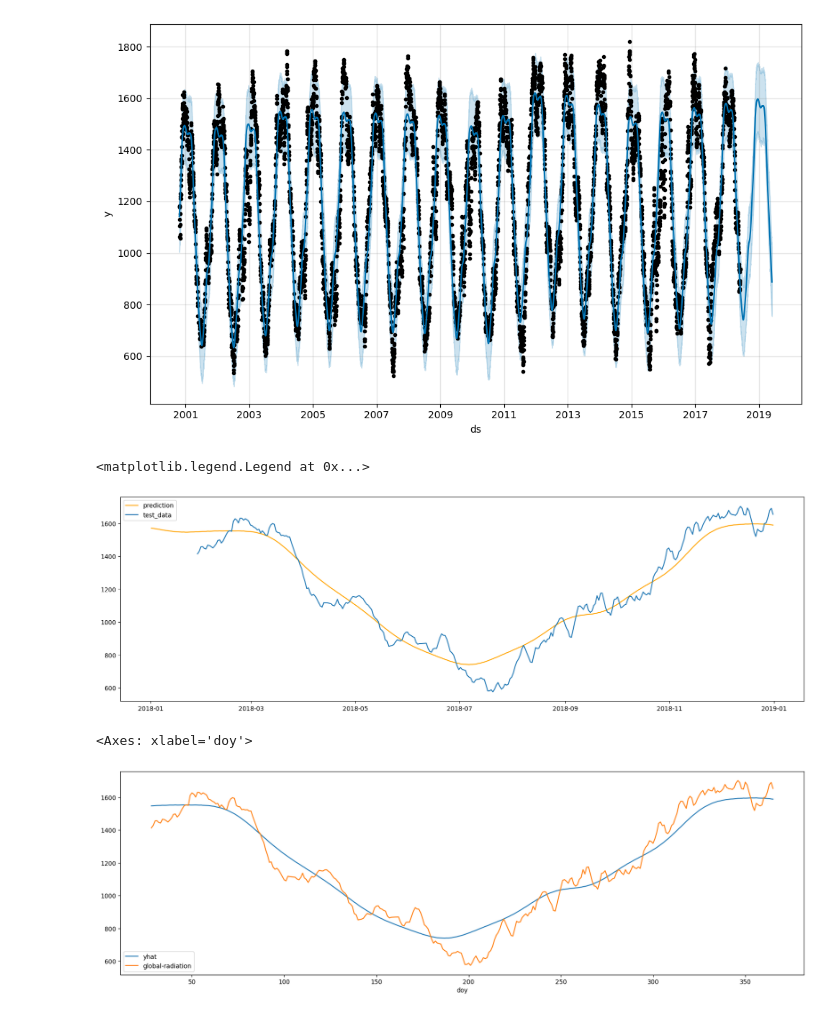
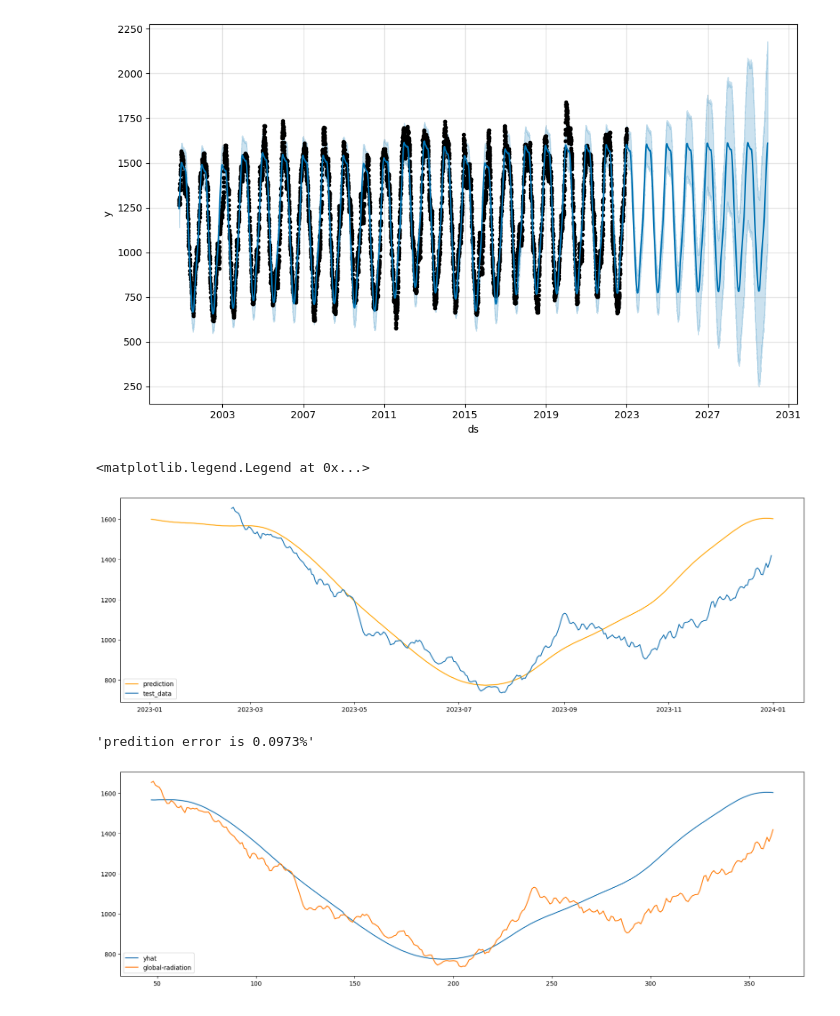
Before and after one commit to fellipessanha/solar-studies, a Jupyter notebook: data-treatment.ipynb, the cells around one changed output. Drawn from its saved outputs; the diff is of its cells as text; code cells hidden in the pictures.

```diff
--- a/data-treatment.ipynb
+++ b/data-treatment.ipynb
@@ -12,7 +12,7 @@ years = [i.name for i in os.scandir(f"inmet-data") if i.is_dir()]
 location = "A801"
 
 filenames = []
-for year in years[1:]:
+for year in years:
     filenames.extend(
         [
             f"{year}/{file.name}"
@@ -188,16 +204,0 @@ train
-# %%
-window_size = 28
-
-
-def make_rolling_window(df):
-    return df.rolling(window=window_size).mean().copy()
-
-
-train_rolling = make_rolling_window(train)
-test_rolling = make_rolling_window(test)
-
-# plt.figure(figsize=FIGSIZE)
-# plt.plot(test_rolling)
-# plt.plot(train_rolling)
-# plt.show()
-train_rolling.corr()
@@ -213,2 +205,21 @@ train_rolling.corr()
+# %%
+window_size = 49
+
+
+def make_rolling_window(df, window_size=window_size):
+    return df.rolling(window=window_size).mean().copy()
+
+
+def reset_time(df):
+    df[idx] = df.index
+    df[idx] = df[idx].apply(lambda t: t.replace(hour=0, minute=0, second=0))
+    return df.set_index(idx)
+
+
+train_rolling = make_rolling_window(train)
+train_rolling = reset_time(train_rolling)
+
+test_rolling = make_rolling_window(test)
+test_rolling = reset_time(test_rolling)
 # %%
 fit_data = pd.DataFrame(dict(ds=train_rolling.index, y=train_rolling[target]))
@@ -224,8 +234,9 @@ reg.fit(fit_data)
 <prophet.forecaster.Prophet at 0x...>
 # %%
-future = reg.make_future_dataframe(periods=365)
+prediction_size = test_rolling.size
+future = reg.make_future_dataframe(periods=prediction_size)
 forecast = reg.predict(future)
 
 reg.plot(forecast)
-forecast.corr
+forecast.describe()
 # %% [output]
@@ -249,33 +252,25 @@ forecast.corr
-[figure, old version]
+[figure, new version]
 # %%
-def period(col):
-    return (col > pd.to_datetime(date_threshold, format=date_mask)) & (
-        col < pd.to_datetime(date_upper_threshold, format=date_mask)
-    )
-
-
 prediction = forecast.loc[testing_treshold(forecast.ds), ["ds", "yhat"]]
-rolling_test_compare = test_rolling.loc[testing_treshold(test.index)]
-rolling_test_compare["doy"] = rolling_test_compare.index.day_of_year
 
 plt.figure(figsize=FIGSIZE)
 plt.plot(prediction.ds, prediction.yhat, color="orange", label="prediction")
-plt.plot(rolling_test_compare[target], label="test_data")
+plt.plot(test_rolling[target], label="test_data")
 plt.legend()
 # %% [output]
 <matplotlib.legend.Legend at 0x...>
-[figure, old version]
+[figure, new version]
 # %%
-prediction_renamed = pd.DataFrame(
-    {"doy": prediction.ds.apply(lambda d: d.day_of_year), "yhat": prediction.yhat}
-)
-comparison = rolling_test_compare.merge(prediction_renamed, on="doy")
-comparison = comparison.loc[
-    (comparison.yhat.notna()) & (comparison["global-radiation"].notna()),
-    ["doy", "yhat", target],
-].set_index("doy")
+from sklearn.metrics import mean_absolute_percentage_error as mape
 
-comparison.plot(figsize=FIGSIZE)
+prediction_renamed = pd.DataFrame({idx: prediction.ds, "yhat": prediction.yhat})
+comparison = test_rolling.merge(prediction_renamed, on=idx)
+comparison = comparison.loc[(comparison.yhat.notna()) & (comparison[target].notna()),]
+
+comparison[["yhat", target]].plot(figsize=FIGSIZE)
+
+error = mape(comparison[target], comparison.yhat)
+f"predition error is {error:.4f}%"
 # %% [output]
-<Axes: xlabel='doy'>
+'predition error is 0.0973%'
-[figure, old version]
+[figure, new version]
```
Also changed, not shown: parts of 19 cells of this notebook.
